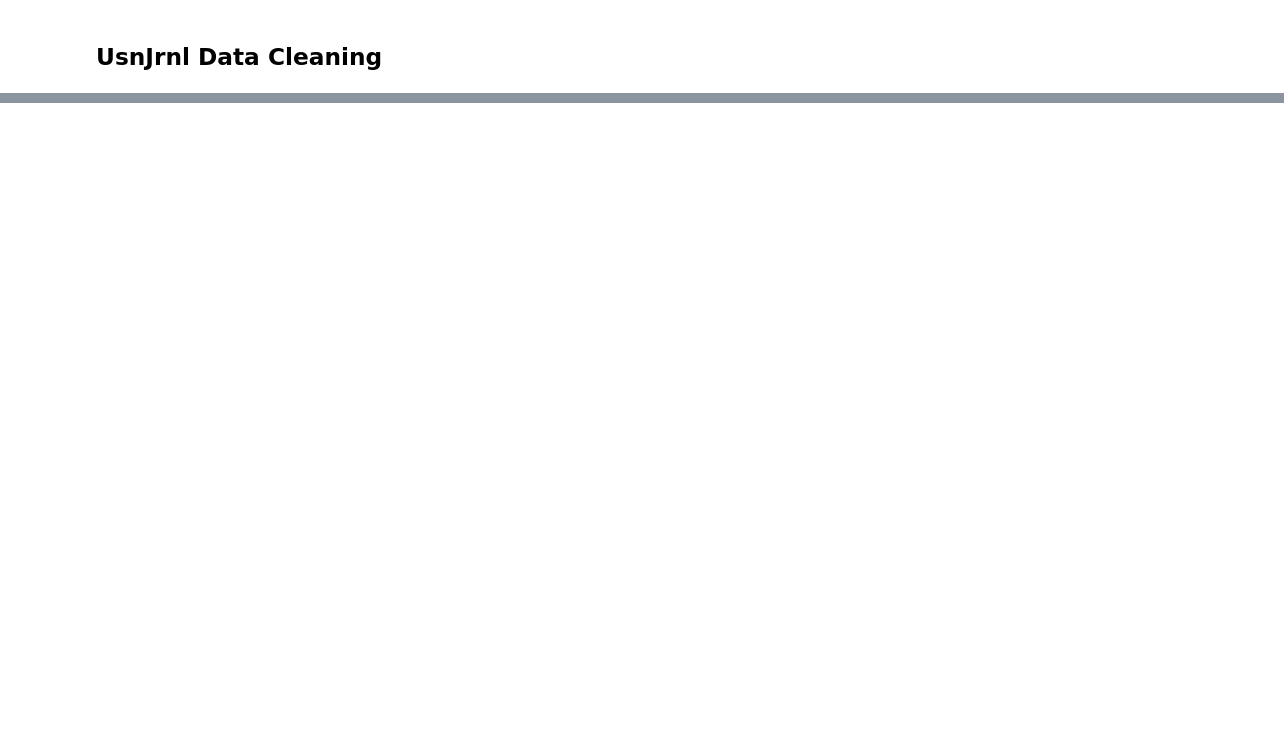
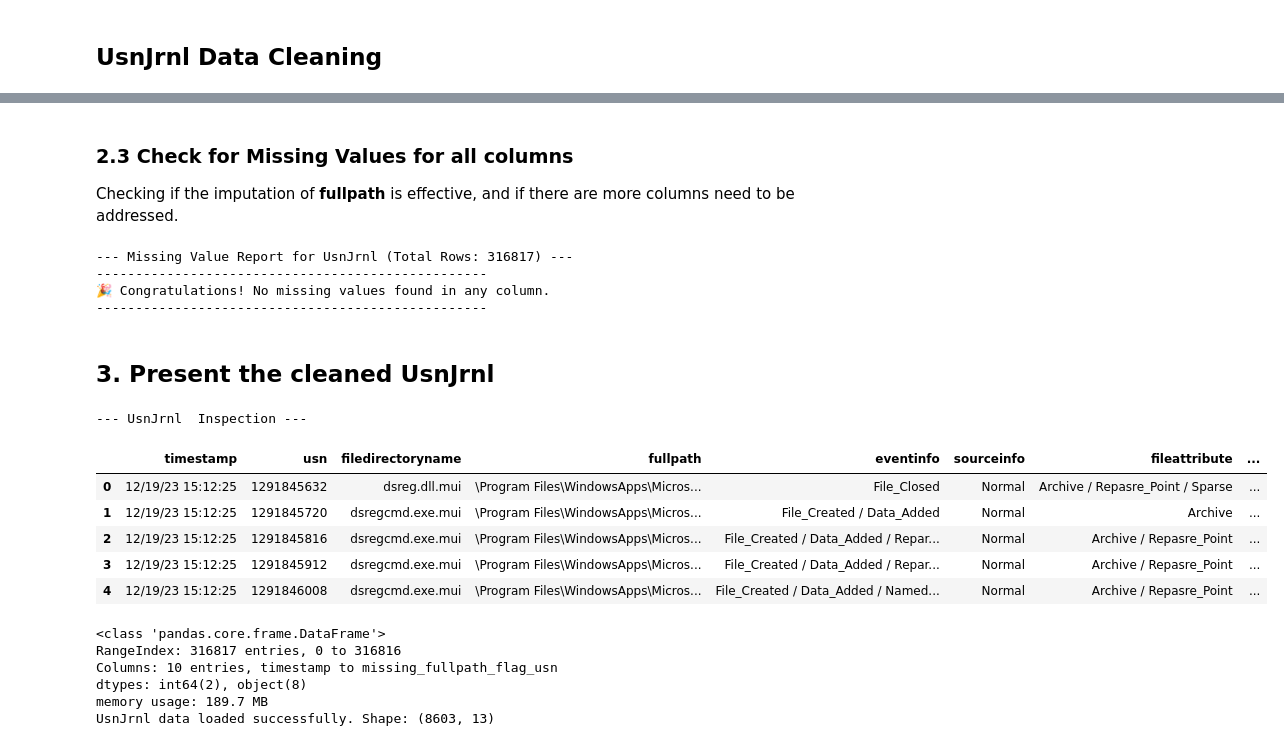
Before and after one commit to soniboni/Digital-Detectives_Thesis, a Jupyter notebook: notebooks/Phase 1 - Data Cleaning.ipynb, the cells around one changed output, grey strips where cells are left out. Drawn from its saved outputs; the diff is of its cells as text; code cells hidden in the pictures; blank space fills up the shorter version.

Commit message:
Data Cleaning notebook complete and exports successfully

```diff
--- a/notebooks/data-cleaning.ipynb
+++ b/notebooks/Phase 1 - Data Cleaning.ipynb
@@ -786,7 +807,7 @@ Note: Export was optimized to avoid unnecessary date parsing warnings.
 # %%
 # 1. Standardize column names: lowercase, remove special characters/parentheses, replace spaces with underscores.
-df_log.columns = (
-    df_log.columns
+df_usn.columns = (
+    df_usn.columns
     .str.lower()
     .str.replace(r'\(.*?\)', '', regex=True) # Remove anything in parentheses (like '(UTC+8)')
     .str.replace('[^a-z0-9_]', '', regex=True) # Remove other non-alphanumeric chars (like slashes)
@@ -796,7 +817,7 @@ df_log.columns = (
 )
 
 # Display the new, clean column names
-print("New LogFile Columns:", df_log.columns.tolist())
+print("New UsnJrnl Columns:", df_usn.columns.tolist())
 
 # Rename specific columns for clarity if needed (e.g., 'eventdetail' is a good name already)
 # If your column is now just 'eventdetail', you are good to go.
@@ -802,0 +873,5 @@ print("New LogFile Columns:", df_log.columns.tolist())
+# %%
+# Drop the carvingflag column as it is entirely missing (100%)
+if 'carvingflag' in df_usn.columns:
+    df_usn.drop(columns=['carvingflag'], inplace=True)
+    print("✅ Dropped 'carvingflag' column due to 100% missing values.")
@@ -802,0 +978,63 @@ print("New LogFile Columns:", df_log.columns.tolist())
+# %% [markdown]
+### 2.3 Check for Missing Values for all columns
+Checking if the imputation of  **fullpath** is effective, and if there are more columns need to be addressed.
+# %%
+# Check the total number of entries
+total_rows = len(df_usn)
+
+# Print total rows for context
+print(f"--- Missing Value Report for UsnJrnl (Total Rows: {total_rows}) ---")
+print("-" * 50)
+
+# Use a concise method to count NaNs for all columns
+missing_values_report = df_usn.isnull().sum()
+missing_percentage_report = (missing_values_report / total_rows) * 100
+
+# Combine the count and percentage into a single DataFrame for clean viewing
+missing_df = pd.DataFrame({
+    'Missing Count': missing_values_report,
+    'Missing Percentage': missing_percentage_report.round(2)
+})
+
+# Filter to show only columns with at least one missing value
+# (Optional: remove this line if you want to see all columns)
+missing_df = missing_df[missing_df['Missing Count'] > 0]
+
+# Sort by the number of missing values (descending)
+missing_df.sort_values(by='Missing Count', ascending=False, inplace=True)
+
+# Display the report
+if missing_df.empty:
+    print("🎉 Congratulations! No missing values found in any column.")
+else:
+    print("Columns with Missing Values:")
+    display(missing_df)
+
+print("-" * 50)
+# %% [output]
+--- Missing Value Report for UsnJrnl (Total Rows: 316817) ---
+--------------------------------------------------
+🎉 Congratulations! No missing values found in any column.
+--------------------------------------------------
+# %% [markdown]
+## 3. Present the cleaned UsnJrnl
+# %%
+# Check UsnJrnl structure
+print("\n--- UsnJrnl  Inspection ---")
+display(df_usn.head())
+df_usn.info(verbose=False, memory_usage='deep')
+print(f"UsnJrnl data loaded successfully. Shape: {df_log.shape}")
+# %% [output]
+--- UsnJrnl  Inspection ---
+|  | timestamp | usn | filedirectoryname | fullpath | eventinfo | sourceinfo | fileattribute | ... |
+| 0 | 12/19/23 15:12:25 | 1291845632 | dsreg.dll.mui | \Program Files\WindowsApps\Micros... | File_Closed | Normal | Archive / Repasre_Point / Sparse | ... |
+| 1 | 12/19/23 15:12:25 | 1291845720 | dsregcmd.exe.mui | \Program Files\WindowsApps\Micros... | File_Created / Data_Added | Normal | Archive | ... |
+| 2 | 12/19/23 15:12:25 | 1291845816 | dsregcmd.exe.mui | \Program Files\WindowsApps\Micros... | File_Created / Data_Added / Repar... | Normal | Archive / Repasre_Point | ... |
+| 3 | 12/19/23 15:12:25 | 1291845912 | dsregcmd.exe.mui | \Program Files\WindowsApps\Micros... | File_Created / Data_Added / Repar... | Normal | Archive / Repasre_Point | ... |
+| 4 | 12/19/23 15:12:25 | 1291846008 | dsregcmd.exe.mui | \Program Files\WindowsApps\Micros... | File_Created / Data_Added / Named... | Normal | Archive / Repasre_Point | ... |
+<class 'pandas.core.frame.DataFrame'>
+RangeIndex: 316817 entries, 0 to 316816
+Columns: 10 entries, timestamp to missing_fullpath_flag_usn
+dtypes: int64(2), object(8)
+memory usage: 189.7 MB
+UsnJrnl data loaded successfully. Shape: (8603, 13)
```
Also changed, not shown: parts of 24 cells of this notebook, 1 other file.
